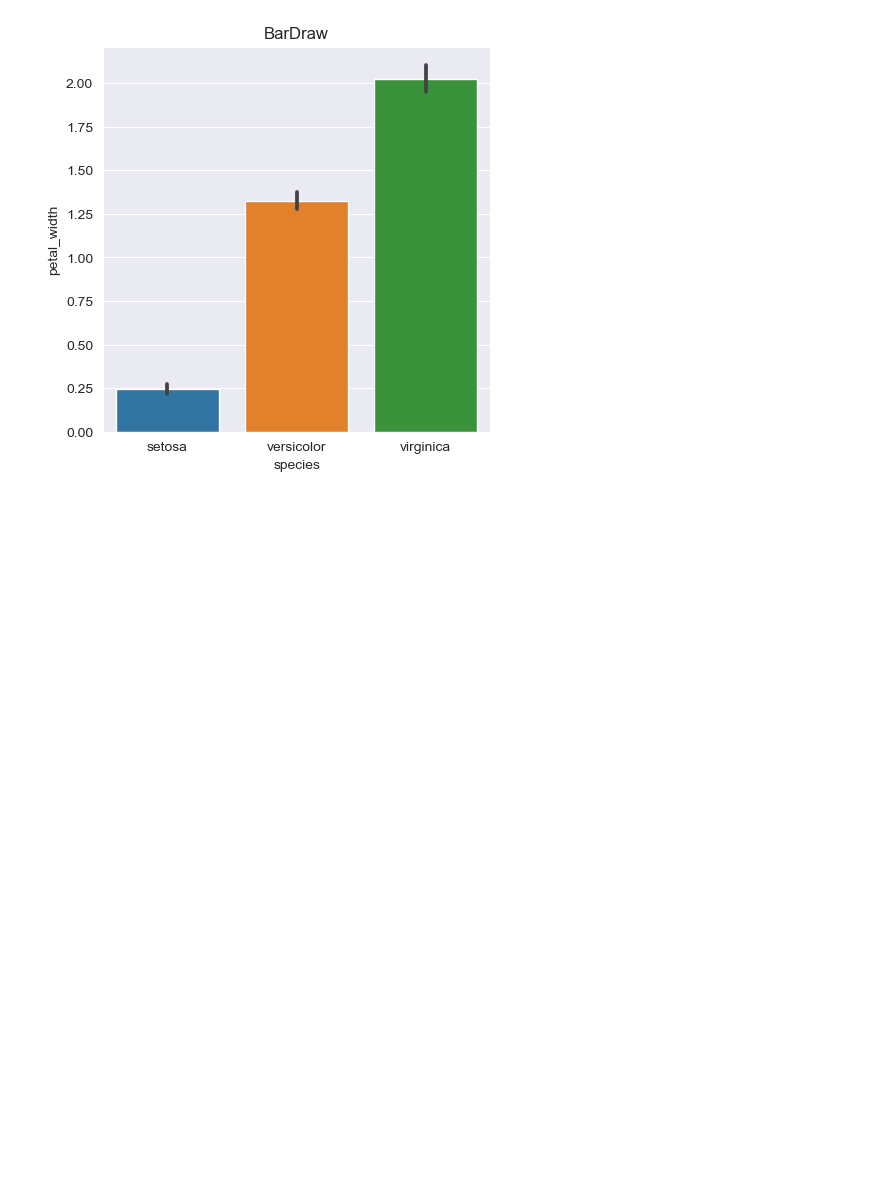
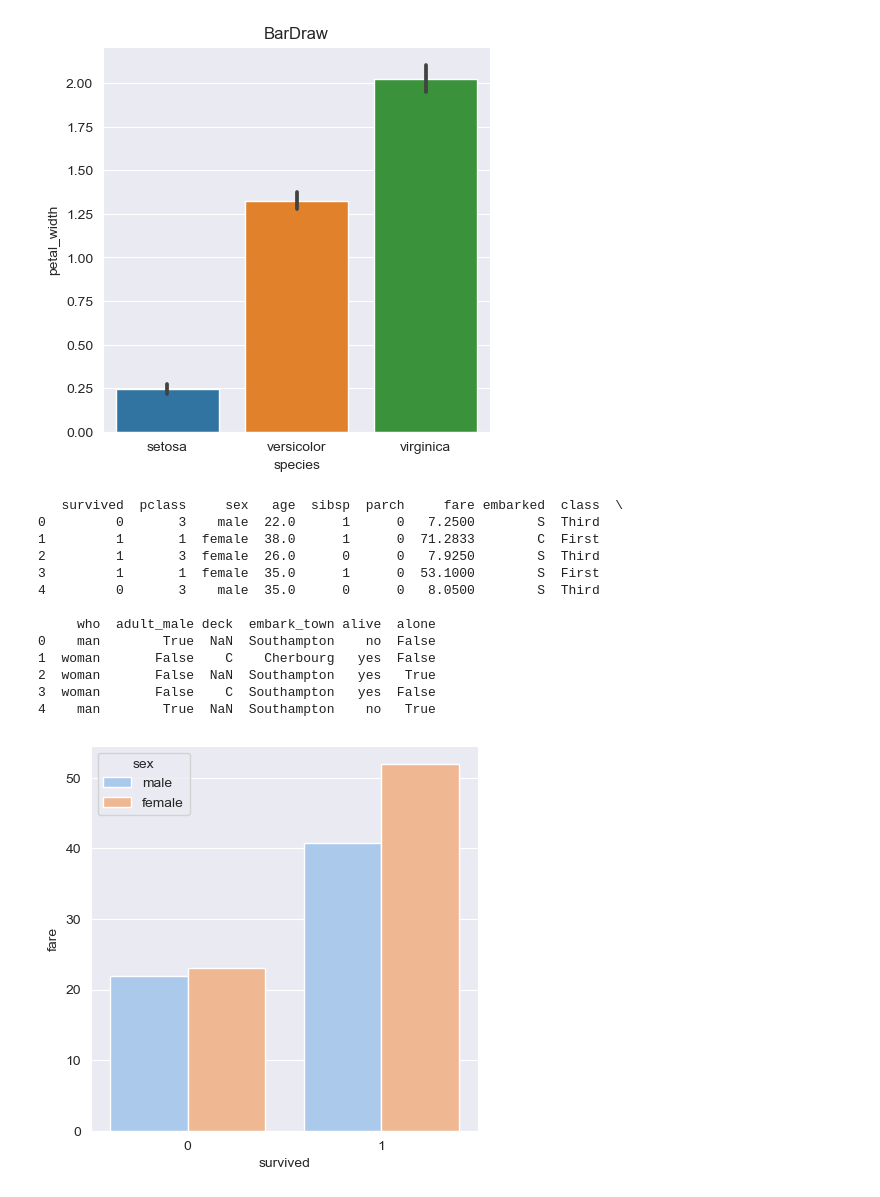
Before and after one commit to Nas-Azzam/DataAnalysis-With-Python-, a Jupyter notebook: Start2.ipynb, the cells around one changed output. Cells and saved outputs as stored; diff of their text form; code cells hidden in the pictures; blank space fills up the shorter version.

```diff
--- a/Start2.ipynb
+++ b/Start2.ipynb
@@ -129,3 +129,30 @@ sns.set_style(style='darkgrid')
 plt.show()
 # %% [output]
 [figure]
+# %%
+# Data Visulization
+import matplotlib.pyplot as plt
+import seaborn as sns
+
+b = sns.load_dataset('titanic')
+print(b.head())
+
+
+plt.figure(figsize=(5,5))
+sns.barplot(x='survived',y='fare',data=b,hue='sex',ci=None,palette='pastel',)
+plt.show()
+# %% [output]
+   survived  pclass     sex   age  sibsp  parch     fare embarked  class  \
+0         0       3    male  22.0      1      0   7.2500        S  Third
+1         1       1  female  38.0      1      0  71.2833        C  First
+2         1       3  female  26.0      0      0   7.9250        S  Third
+3         1       1  female  35.0      1      0  53.1000        S  First
+4         0       3    male  35.0      0      0   8.0500        S  Third
+
+     who  adult_male deck  embark_town alive  alone
+0    man        True  NaN  Southampton    no  False
+1  woman       False    C    Cherbourg   yes  False
+2  woman       False  NaN  Southampton   yes   True
+3  woman       False    C  Southampton   yes  False
+4    man        True  NaN  Southampton    no   True
+[figure, added]
```
